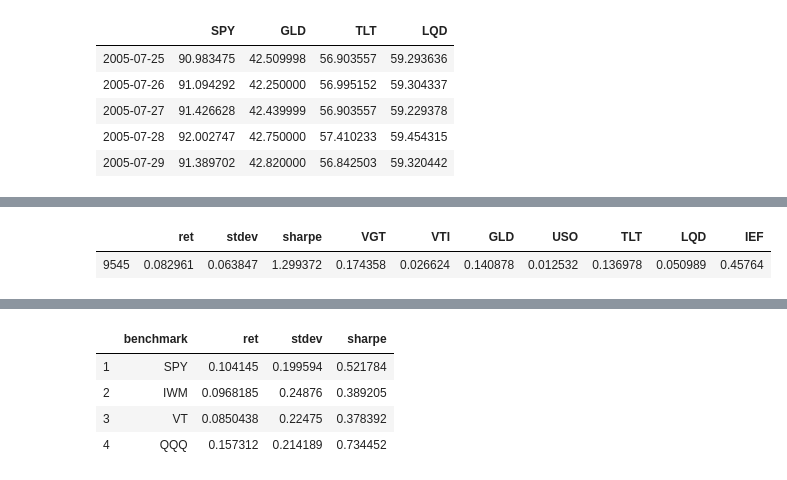
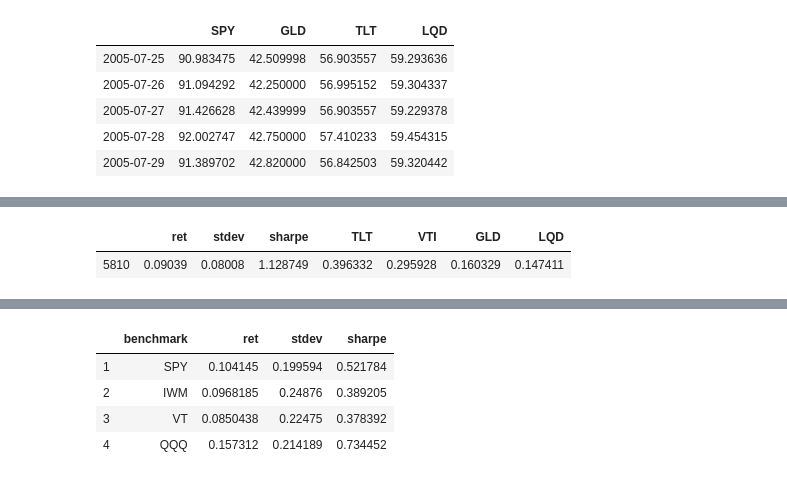
Before and after one commit to albud187/stock_analytics_prediction, a Jupyter notebook: Portfolio Optimization.ipynb, the cells around one changed output, grey strips where cells are left out. Drawn from its saved outputs; the diff is of its cells as text; code cells hidden in the pictures.

```diff
--- a/Portfolio Optimization.ipynb
+++ b/Portfolio Optimization.ipynb
@@ -254,5 +226,5 @@ portfolio_return = np.sum(mean_returns * weights) * 252
 # %%
-tickers = ['VGT','VTI', 'GLD', 'TLT', 'LQD', 'IEF']
+tickers = ['TLT', 'VTI', 'GLD', 'LQD']
 start = date.today() - timedelta(days = 3650*1.5)
 end = date.today()
 df = ticker_data(tickers,start,end)
@@ -273,8 +245,6 @@ results_frame.head()
 # %%
 max_sharpe = results_frame['sharpe'].max()
 results_frame[results_frame['sharpe']==max_sharpe]
-
-holdings = {'VGT':0.174358, 'VTI':0.026624, 'GLD':0.140878, 'USO':0.012532, 'LQD':0.050989, 'IEF':0.45764}
 # %% [output]
-|  | ret | stdev | sharpe | VGT | VTI | GLD | USO | TLT | LQD | IEF |
-| 9545 | 0.082961 | 0.063847 | 1.299372 | 0.174358 | 0.026624 | 0.140878 | 0.012532 | 0.136978 | 0.050989 | 0.45764 |
+|  | ret | stdev | sharpe | TLT | VTI | GLD | LQD |
+| 5810 | 0.09039 | 0.08008 | 1.128749 | 0.396332 | 0.295928 | 0.160329 | 0.147411 |
```
Also changed, not shown: parts of 24 cells of this notebook, 1 other file.
